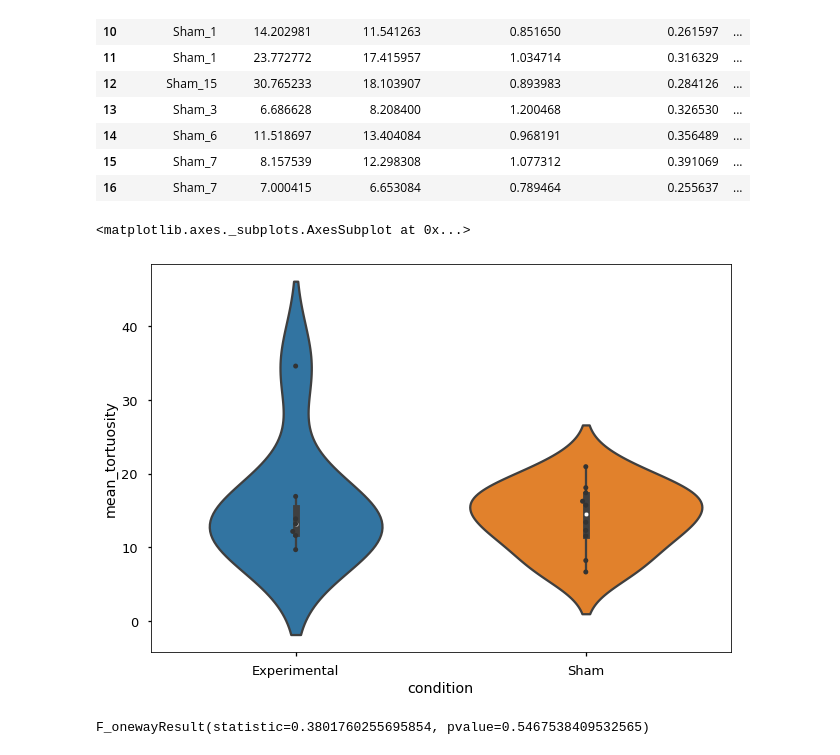
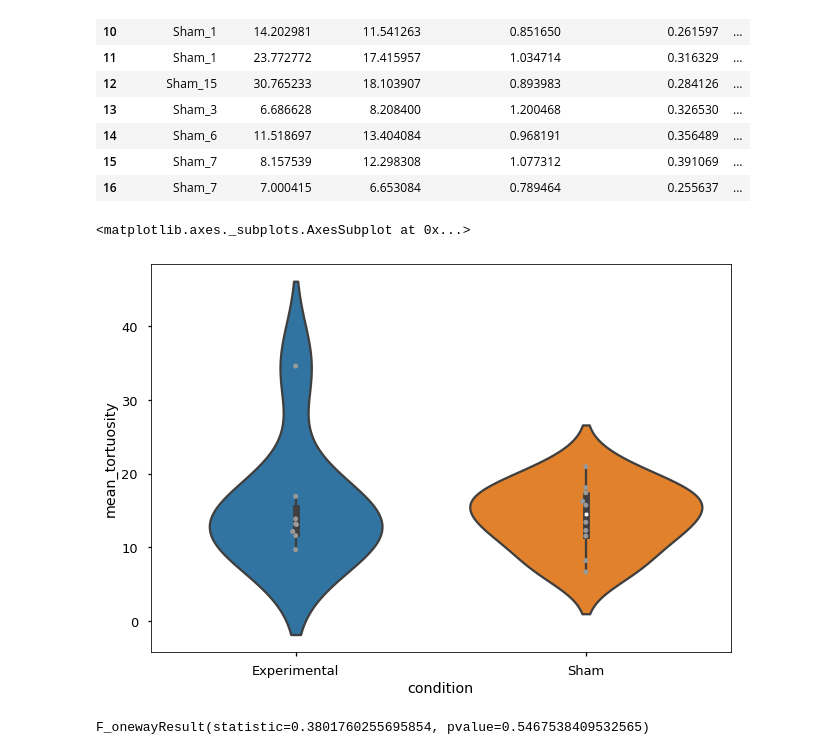
Before and after one commit to itsMahad/MothAbdominalRestriction, a Jupyter notebook: A_Step7_Displacement_Distance_Tortuosity_Loop.ipynb, the cells around one changed output. Drawn from its saved outputs; the diff is of its cells as text; code cells hidden in the pictures.

```diff
--- a/A_Step7_Displacement_Distance_Tortuosity_Loop.ipynb
+++ b/A_Step7_Displacement_Distance_Tortuosity_Loop.ipynb
@@ -261,13 +261,13 @@ new_df
 # %%
 #need to add the original values to ground these comparisons
 
 sns.violinplot(x="condition", y="mean_tortuosity",
                     data= new_df)
 sns.swarmplot(x="condition", y="mean_tortuosity",
-                    data=new_df, color="0.2")
+                    data=new_df, color="0.6")
 # %% [output]
 <matplotlib.axes._subplots.AxesSubplot at 0x...>
-[figure, old version]
+[figure, new version]
 # %%
 #this method assumes each data point is independent. However, even under this assumption there are no significant differences
 s_mean_path = new_df[new_df.condition == "Sham"].mean_tortuosity.values
```
Also changed, not shown: parts of 4 cells of this notebook.
